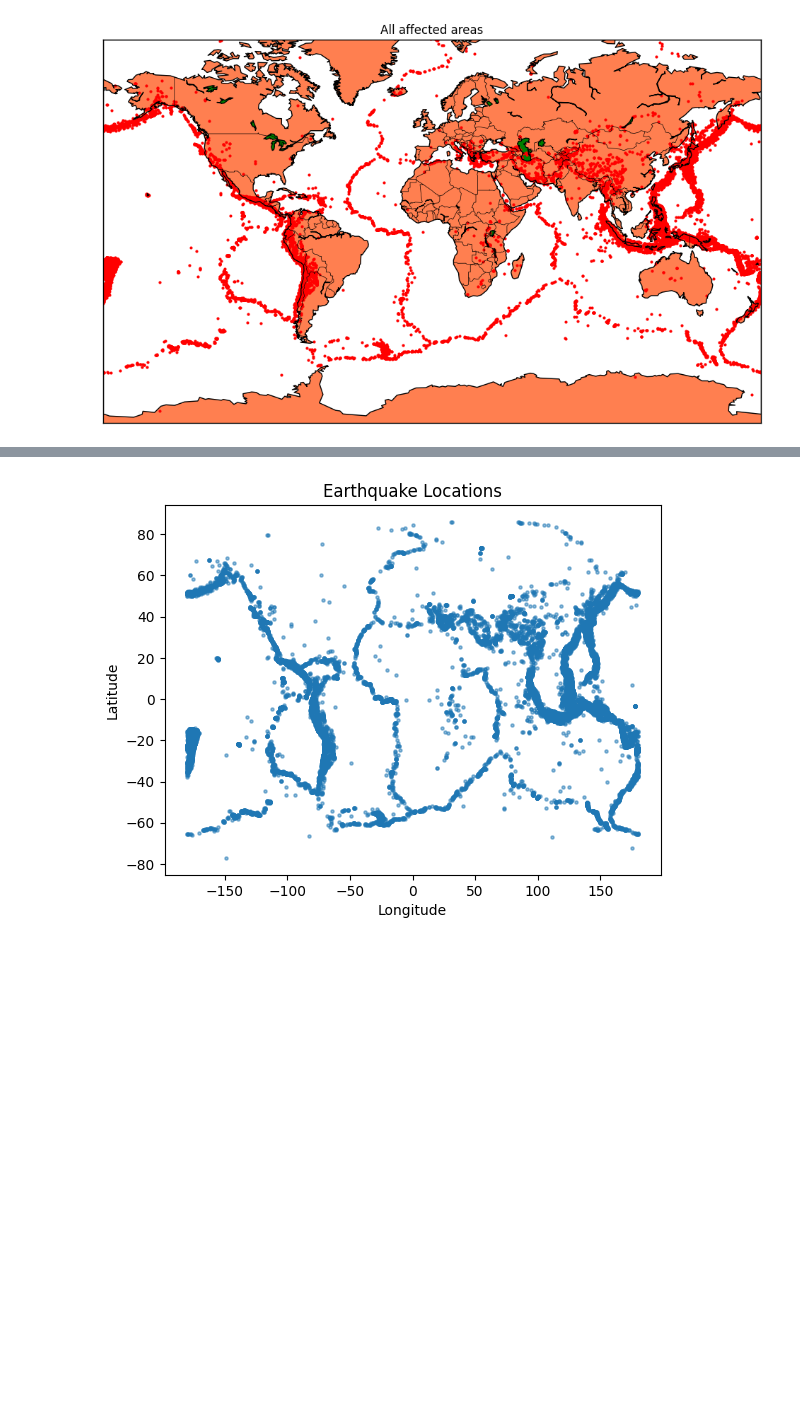
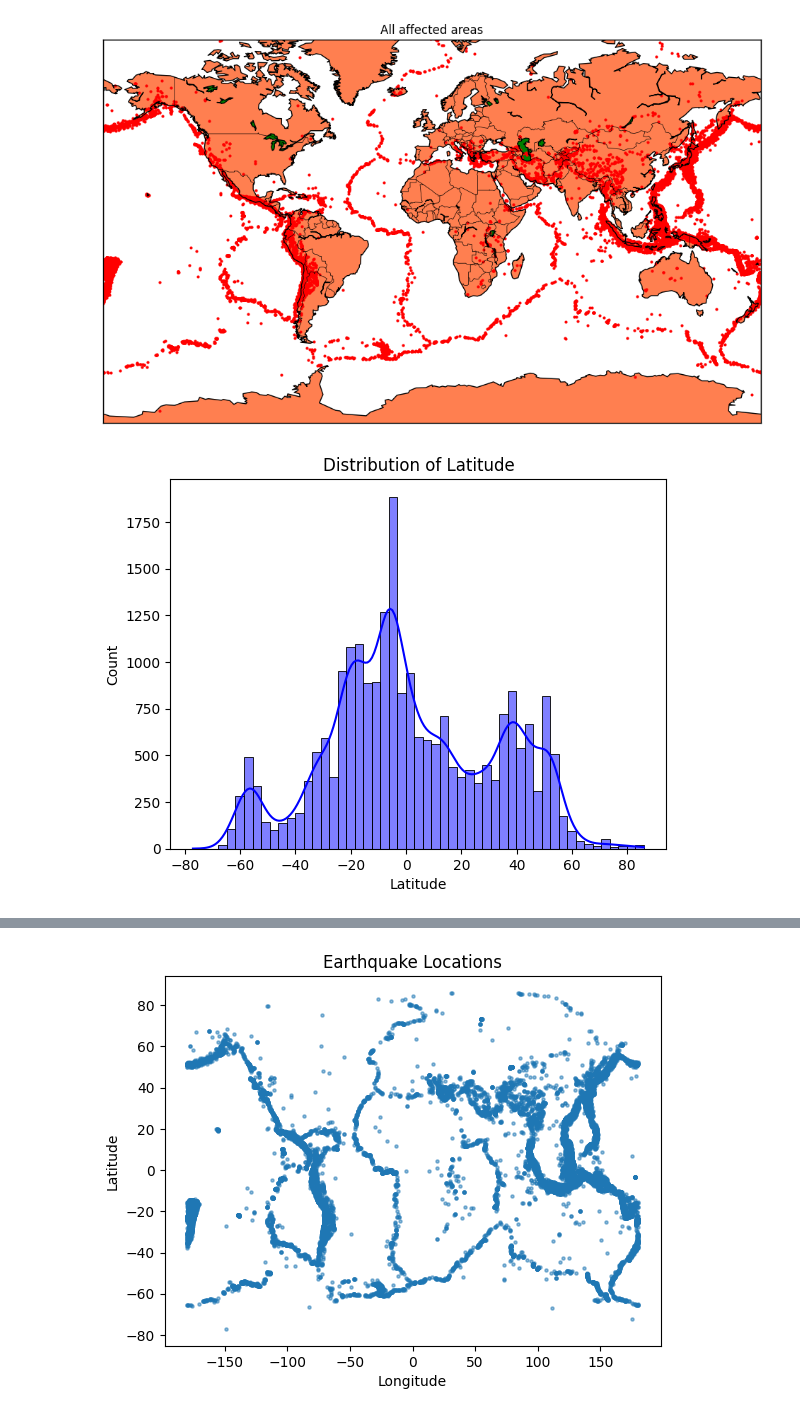
Before and after one commit to Kushagrarajsinghavisoft/Daily-works, a Jupyter notebook: Weekly_Assignments/Weekly_Assignment_6/Weekly_Assignment_6.ipynb, the cells around one changed output, grey strips where cells are left out. Cells and saved outputs as stored; diff of their text form; code cells hidden in the pictures; blank space fills up the shorter version.

```diff
--- a/Weekly_Assignments/Weekly_Assignment_6/Weekly_Assignment_6.ipynb
+++ b/Weekly_Assignments/Weekly_Assignment_6/Weekly_Assignment_6.ipynb
@@ -195,3 +196,9 @@ m.drawcountries()
 plt.show()
 # %% [output]
 [figure]
+# %%
+sns.histplot(data=dataframe, x='Latitude', color='blue', kde=True)
+plt.title('Distribution of Latitude')
+plt.show()
+# %% [output]
+[figure, added]
```
Also changed, not shown: parts of 9 cells of this notebook, 3 other files.
